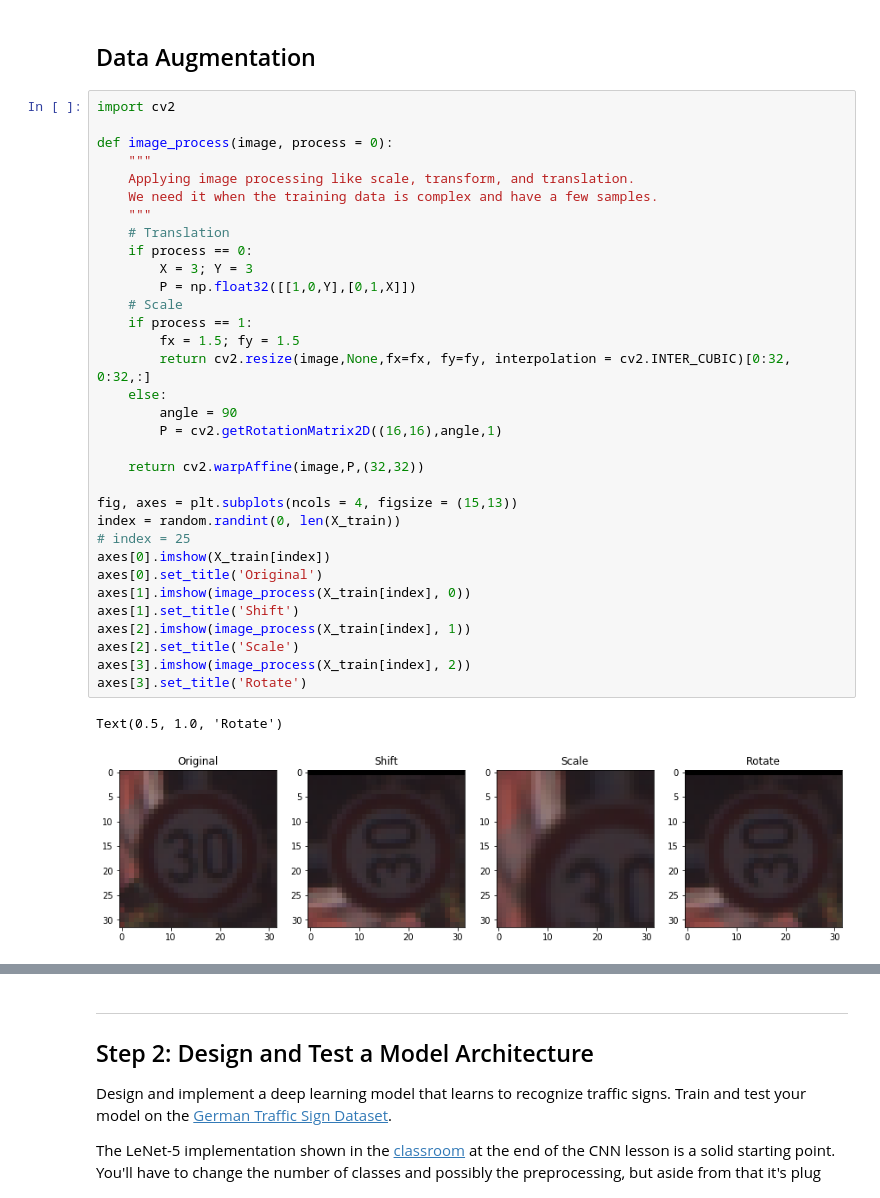
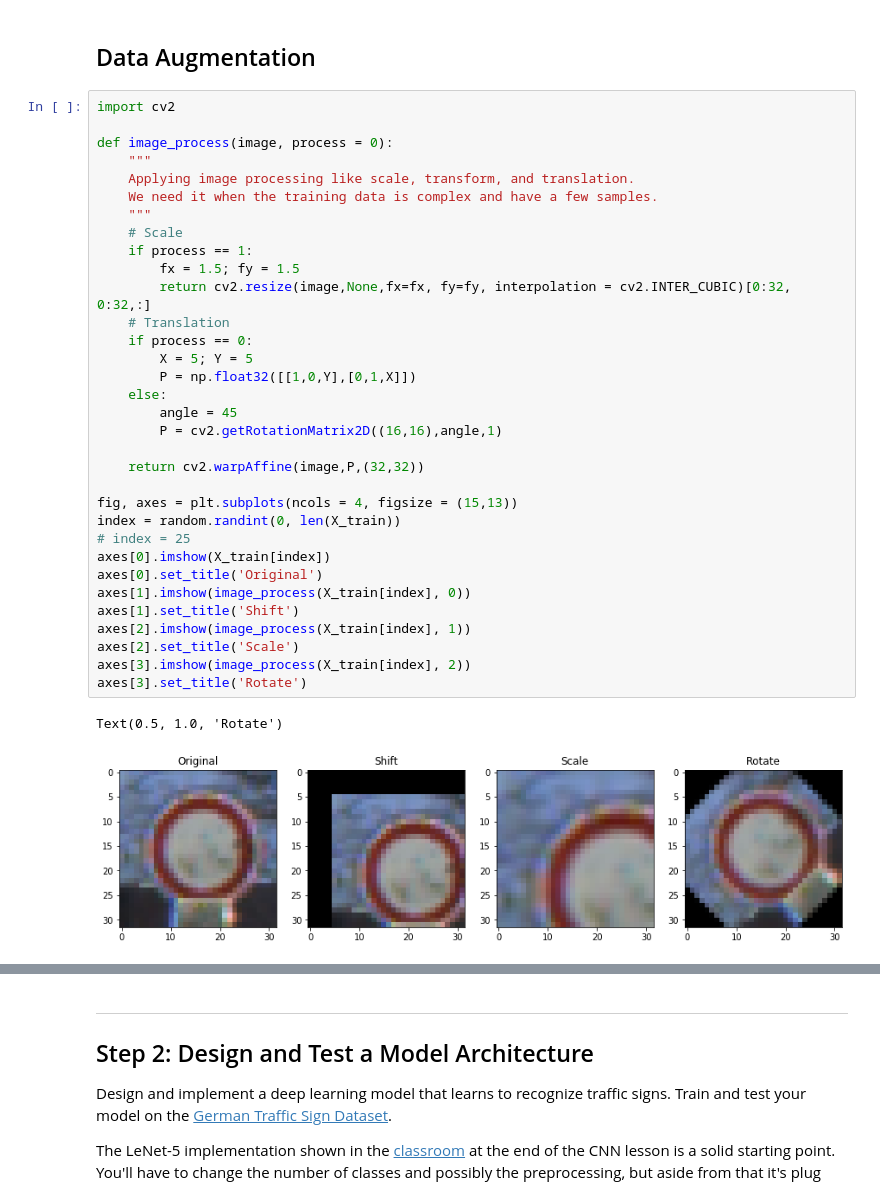
Before and after one commit to aliasaswad/CarND-Traffic-Sign-Classifier-P3, a Jupyter notebook: Traffic_Sign_Classifier.ipynb, the cells around one changed output, grey strips where cells are left out. Drawn from its saved outputs; the diff is of its cells as text.

Commit message:
train images

```diff
--- a/Traffic_Sign_Classifier.ipynb
+++ b/Traffic_Sign_Classifier.ipynb
@@ -163,36 +163,36 @@ The 'normed' kwarg was deprecated in Matplotlib 2.1 and will be removed in 3.1.
 # %%
 import cv2
 
 def image_process(image, process = 0):
     """
     Applying image processing like scale, transform, and translation.
     We need it when the training data is complex and have a few samples.
     """
-    # Translation
-    if process == 0:
-        X = 3; Y = 3
-        P = np.float32([[1,0,Y],[0,1,X]])
     # Scale
     if process == 1:
         fx = 1.5; fy = 1.5
         return cv2.resize(image,None,fx=fx, fy=fy, interpolation = cv2.INTER_CUBIC)[0:32, 0:32,:]
+    # Translation
+    if process == 0:
+        X = 5; Y = 5
+        P = np.float32([[1,0,Y],[0,1,X]])
     else:
-        angle = 90
+        angle = 45
         P = cv2.getRotationMatrix2D((16,16),angle,1)
 
     return cv2.warpAffine(image,P,(32,32))
 
 fig, axes = plt.subplots(ncols = 4, figsize = (15,13))
 index = random.randint(0, len(X_train))
 # index = 25
 axes[0].imshow(X_train[index])
 axes[0].set_title('Original')
 axes[1].imshow(image_process(X_train[index], 0))
 axes[1].set_title('Shift')
 axes[2].imshow(image_process(X_train[index], 1))
 axes[2].set_title('Scale')
 axes[3].imshow(image_process(X_train[index], 2))
 axes[3].set_title('Rotate')
 # %% [output]
 Text(0.5, 1.0, 'Rotate')
-[figure, old version]
+[figure, new version]
```
Also changed, not shown: parts of 2 cells of this notebook.
